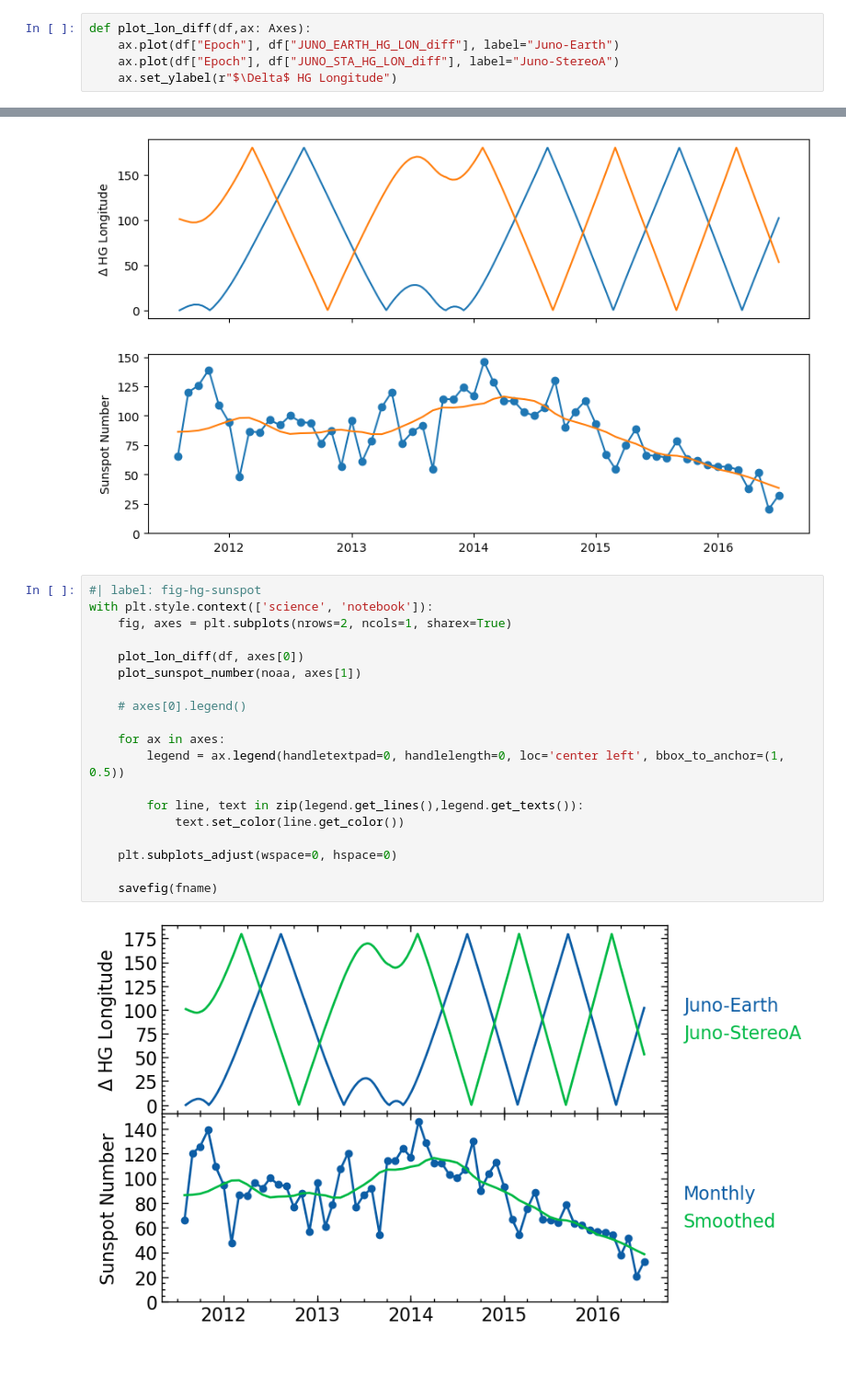
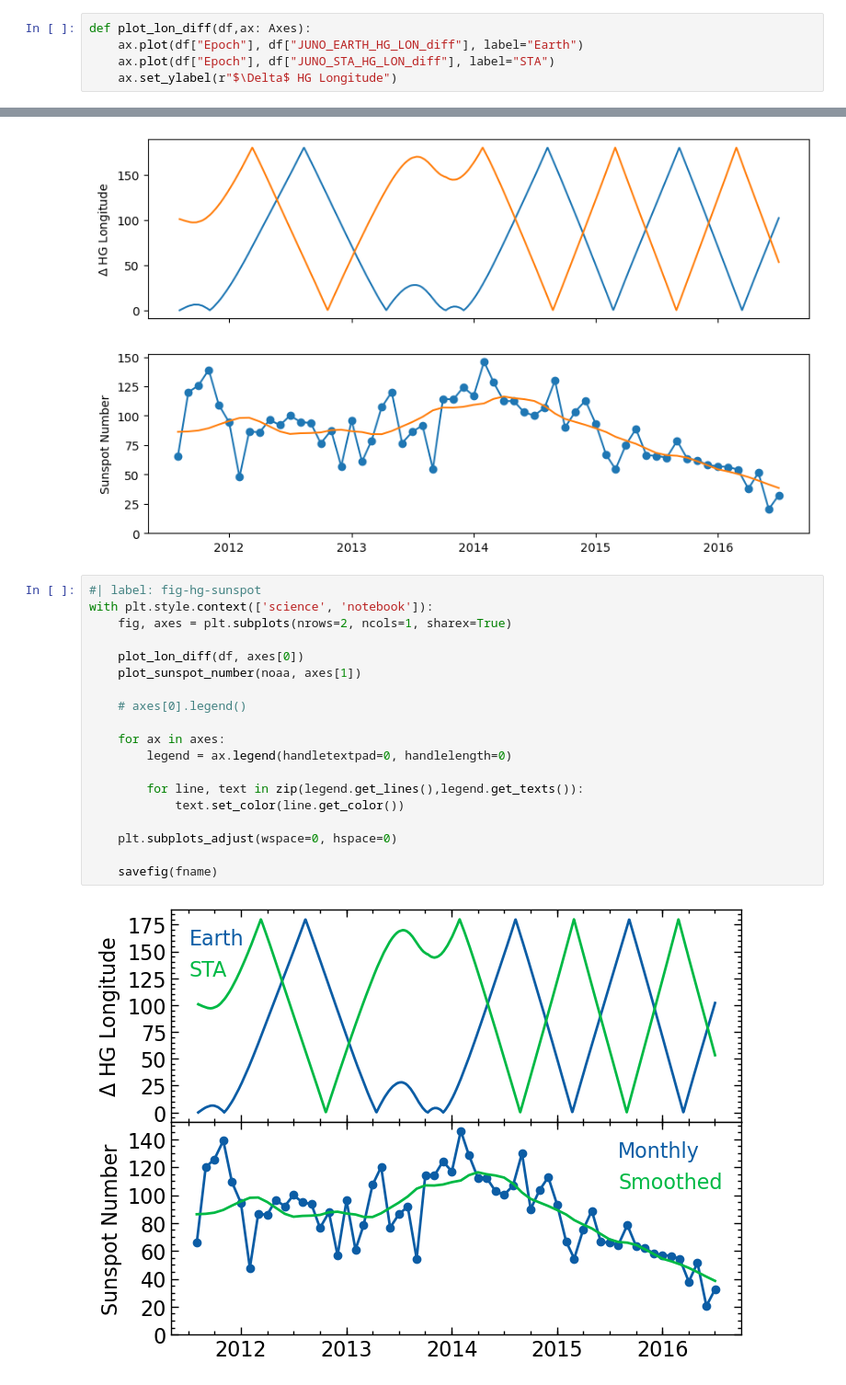
Before and after one commit to Beforerr/ids_spatial_evolution_juno, a Jupyter notebook: notebooks/00_overview.ipynb, the cells around one changed output, grey strips where cells are left out. Shown at 92% size. Drawn from its saved outputs; the diff is of its cells as text; blank space fills up the shorter version.

```diff
--- a/notebooks/00_overview.ipynb
+++ b/notebooks/00_overview.ipynb
@@ -68,8 +68,8 @@ df = pl.DataFrame(df_concated.reset_index()).with_columns(
 )
 # %%
 def plot_lon_diff(df,ax: Axes):
-    ax.plot(df["Epoch"], df["JUNO_EARTH_HG_LON_diff"], label="Juno-Earth")
-    ax.plot(df["Epoch"], df["JUNO_STA_HG_LON_diff"], label="Juno-StereoA")
+    ax.plot(df["Epoch"], df["JUNO_EARTH_HG_LON_diff"], label="Earth")
+    ax.plot(df["Epoch"], df["JUNO_STA_HG_LON_diff"], label="STA")
     ax.set_ylabel(r"$\Delta$ HG Longitude")
 # %% [markdown]
 ## Plotting a solar cycle index
@@ -148,21 +148,21 @@ plot_sunspot_number(noaa, axes[1])
 # %%
 #| label: fig-hg-sunspot
 with plt.style.context(['science', 'notebook']):
     fig, axes = plt.subplots(nrows=2, ncols=1, sharex=True)
 
     plot_lon_diff(df, axes[0])
     plot_sunspot_number(noaa, axes[1])
 
     # axes[0].legend()
 
     for ax in axes:
-        legend = ax.legend(handletextpad=0, handlelength=0, loc='center left', bbox_to_anchor=(1, 0.5))
+        legend = ax.legend(handletextpad=0, handlelength=0)
 
         for line, text in zip(legend.get_lines(),legend.get_texts()):
             text.set_color(line.get_color())
 
     plt.subplots_adjust(wspace=0, hspace=0)
 
     savefig(fname)
 # %% [output]
-[figure, old version]
+[figure, new version]
```
Also changed, not shown: parts of 1 cell of this notebook, 27 other files.
